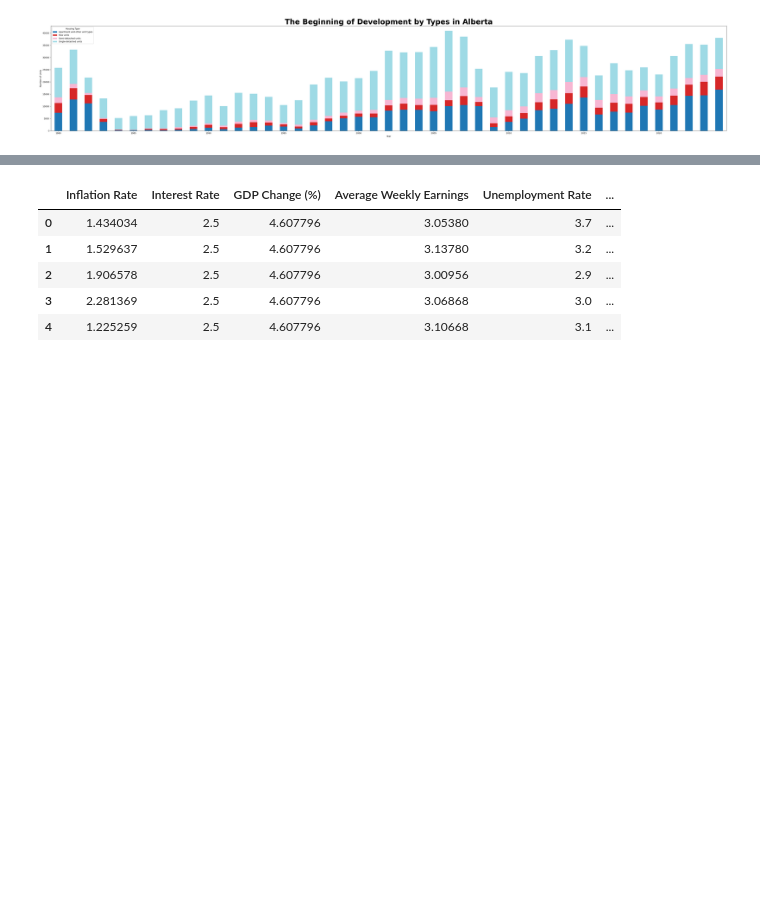
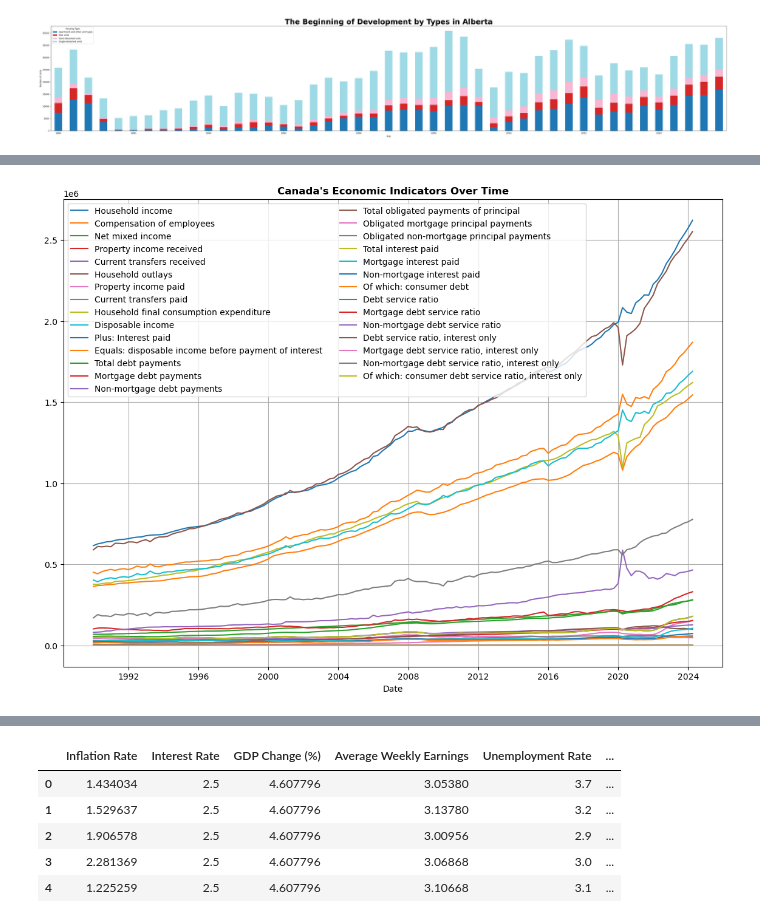
Before and after one commit to novomax-ca/CalgaryRealEstate, a Jupyter notebook: Calgary.ipynb, the cells around one changed output, grey strips where cells are left out. Cells and saved outputs as stored; diff of their text form; code cells hidden in the pictures; blank space fills up the shorter version.

```diff
--- a/Calgary.ipynb
+++ b/Calgary.ipynb
@@ -308,2 +332,31 @@ plt.show()
+# %%
+
+selected_data_types = [
+    #'Household income',
+    'Disposable income ',
+    'Debt service ratio',
+    'Mortgage debt service ratio',
+    #'Mortgage debt payments',
+    #'Non-mortgage debt payments',
+    #'Mortgage interest paid',
+    #'Household final consumption expenditure',
+    #'Property income received'
+]
+
+canada_debt_df = canada_debt_df[canada_debt_df['Estimates'].isin(unique_estimates)]
+
+plt.figure(figsize=(14, 10))
+
+for column in unique_estimates:
+    data = canada_debt_df[canada_debt_df['Estimates'] == column]
+    plt.plot(data['REF_DATE'], data['VALUE'], label=column)
+
+plt.title('Canada\'s Economic Indicators Over Time', fontweight='bold')
+plt.xlabel('Date')
+plt.legend(ncol=2)
+plt.grid(True)
+plt.show()
+# %% [output]
+[figure, added]
 # %%
 # Merging the data
```
Also changed, not shown: parts of 8 cells of this notebook.
